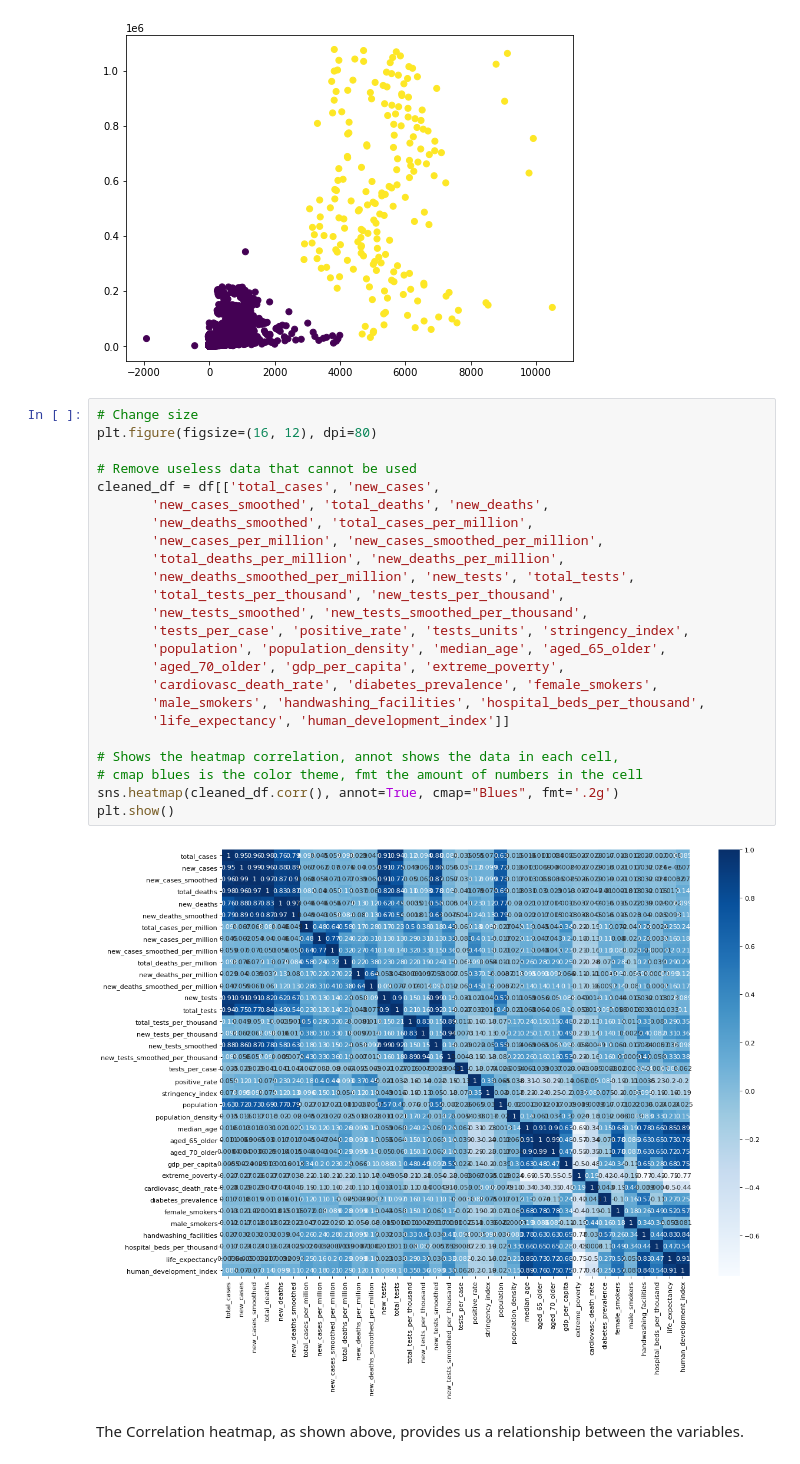
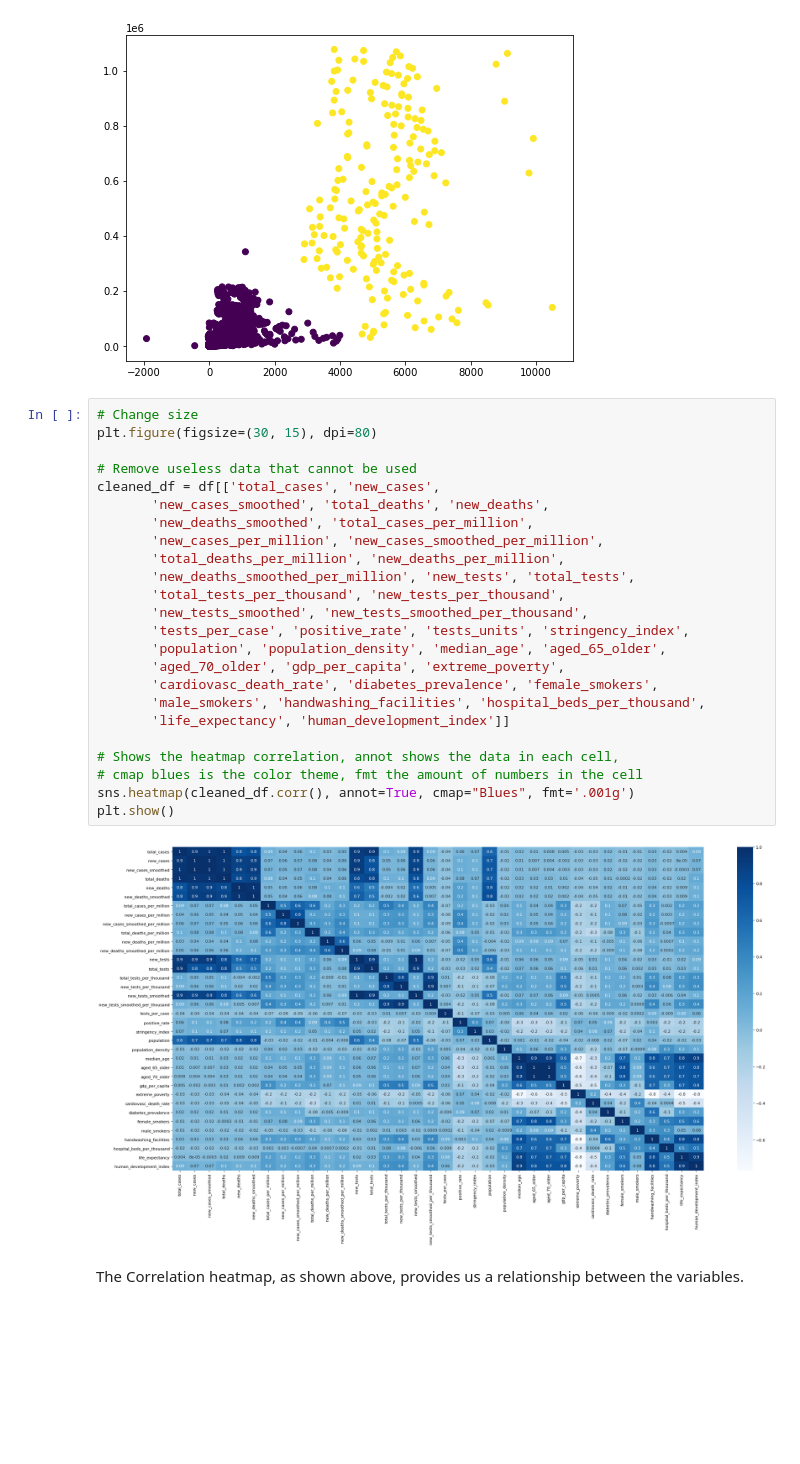
Before and after one commit to Tuaneyo/machine-learning-assignment, a Jupyter notebook: uitwerking.ipynb, the cells around one changed output. Cells and saved outputs as stored; diff of their text form; blank space fills up the shorter version.

```diff
--- a/uitwerking.ipynb
+++ b/uitwerking.ipynb
@@ -82,30 +82,30 @@ plt.show()
 [figure]
 # %%
 # Change size
-plt.figure(figsize=(16, 12), dpi=80)
+plt.figure(figsize=(30, 15), dpi=80)
 
 # Remove useless data that cannot be used
 cleaned_df = df[['total_cases', 'new_cases',
        'new_cases_smoothed', 'total_deaths', 'new_deaths',
        'new_deaths_smoothed', 'total_cases_per_million',
        'new_cases_per_million', 'new_cases_smoothed_per_million',
        'total_deaths_per_million', 'new_deaths_per_million',
        'new_deaths_smoothed_per_million', 'new_tests', 'total_tests',
        'total_tests_per_thousand', 'new_tests_per_thousand',
        'new_tests_smoothed', 'new_tests_smoothed_per_thousand',
        'tests_per_case', 'positive_rate', 'tests_units', 'stringency_index',
        'population', 'population_density', 'median_age', 'aged_65_older',
        'aged_70_older', 'gdp_per_capita', 'extreme_poverty',
        'cardiovasc_death_rate', 'diabetes_prevalence', 'female_smokers',
        'male_smokers', 'handwashing_facilities', 'hospital_beds_per_thousand',
        'life_expectancy', 'human_development_index']]
 
 # Shows the heatmap correlation, annot shows the data in each cell,
 # cmap blues is the color theme, fmt the amount of numbers in the cell
-sns.heatmap(cleaned_df.corr(), annot=True, cmap="Blues", fmt='.2g')
+sns.heatmap(cleaned_df.corr(), annot=True, cmap="Blues", fmt='.001g')
 plt.show()
 # %% [output]
-[figure, old version]
+[figure, new version]
 # %% [markdown]
 The Correlation heatmap, as shown above, provides us a relationship between the variables.
 # %% [markdown]
```
Also changed, not shown: parts of 1 cell of this notebook, 7 other files.
